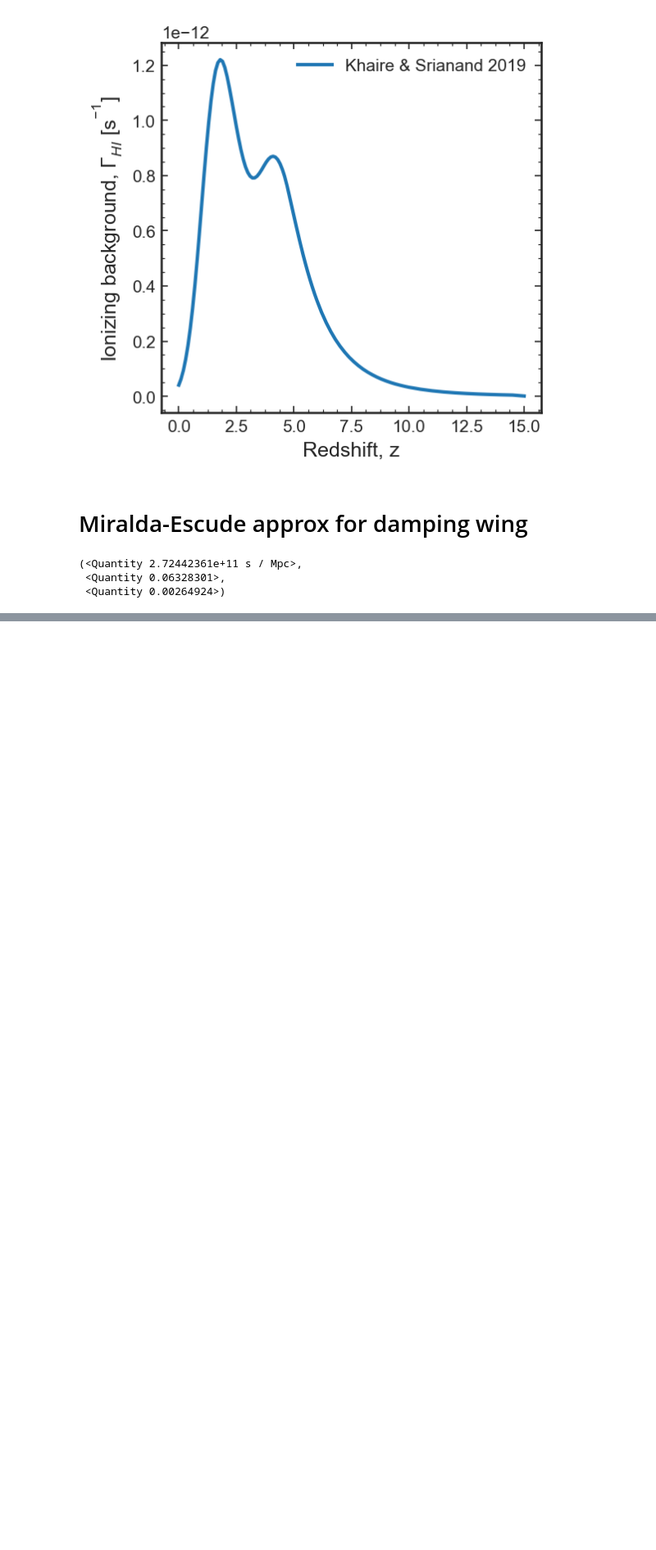
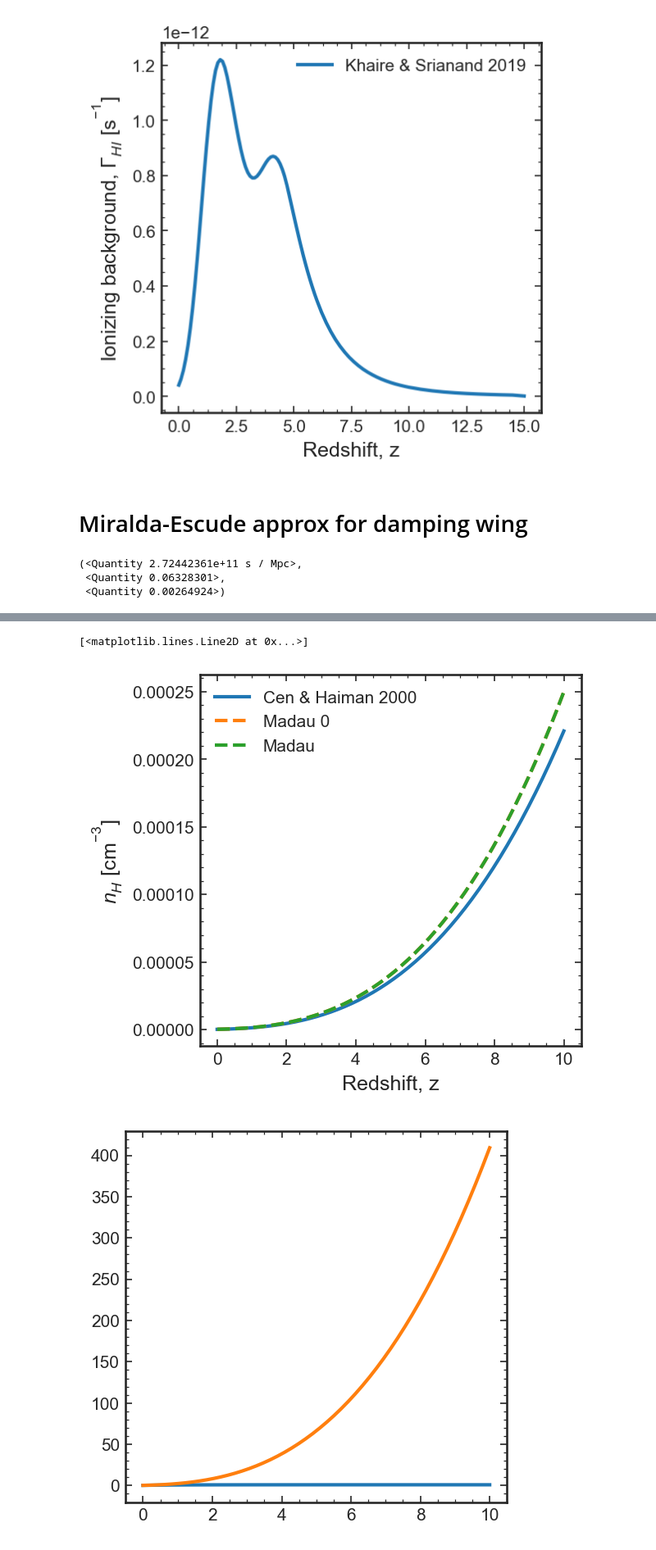
Before and after one commit to charlottenosam/LyaLineshapes, a Jupyter notebook: notebooks/bubble_size_lya_DV.ipynb, the cells around one changed output, grey strips where cells are left out. Shown at 82% size. Drawn from its saved outputs; the diff is of its cells as text; code cells hidden in the pictures; blank space fills up the shorter version.

```diff
--- a/notebooks/bubble_size_lya_DV.ipynb
+++ b/notebooks/bubble_size_lya_DV.ipynb
@@ -1666,0 +1717,32 @@ ZeroDivisionError: float division by zero
+# %%
+X_p = 0.75
+
+ztab = np.linspace(0., 10)
+
+def n_H(z):
+    return (X_p * Planck15.Ob(z) * Planck15.critical_density(z) / const.m_p).to(u.cm**(-3.))
+
+def n_H_0(z):
+    return (X_p * Planck15.Ob0 * Planck15.critical_density0 * (1+z)**3. / const.m_p).to(u.cm**(-3.))
+
+
+def n_H_CenHaiman(z):
+    return 8.5e-5 * ((1. + z)/8.)**3. / (u.cm**3.)
+
+plt.plot(ztab, n_H_CenHaiman(ztab), label='Cen & Haiman 2000')
+plt.plot(ztab, n_H_0(ztab), ls='dashed', label='Madau 0')
+plt.plot(ztab, n_H(ztab), ls='dashed', label='Madau')
+
+
+plt.xlabel('Redshift, z')
+plt.ylabel('$n_H$ [cm$^{-3}$]')
+plt.legend()
+print(n_H_0(0)*8**3.)
+print(n_H_CenHaiman(ztab)/n_H(ztab))
+
+print(Planck15.Om0)
+
+plt.figure()
+plt.plot(ztab, Planck15.Om(ztab))
+plt.plot(ztab, Planck15.Om0 *(1+ztab)**3.)
+# %% [output]
@@ -1666,0 +1760,3 @@ ZeroDivisionError: float division by zero
+[<matplotlib.lines.Line2D at 0x...>]
+[figure, added]
+[figure, added]
```
Also changed, not shown: parts of 7 cells of this notebook, 2 other files.
